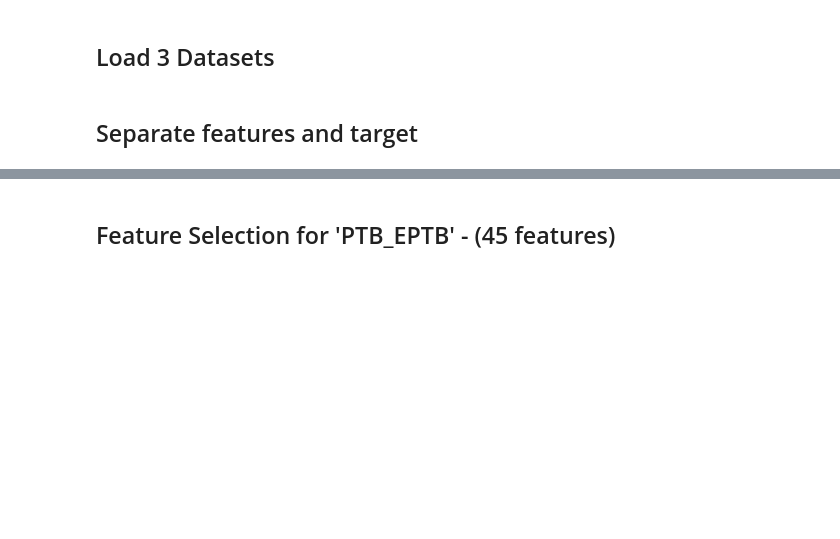
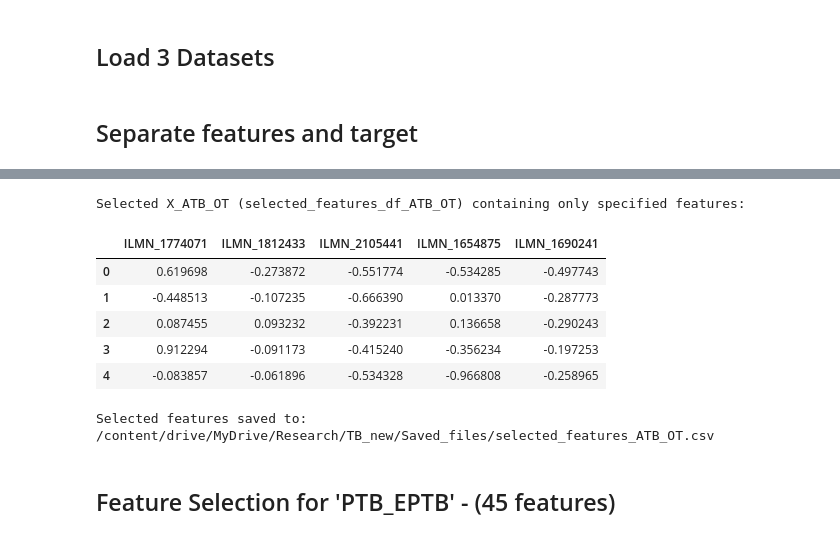
Before and after one commit to Nuwantha97/TB_Research_new, a Jupyter notebook: 3. feature-selection/feature-selection.ipynb, the cells around one changed output, grey strips where cells are left out. Saved outputs shown, nothing was run; the diff lists cells and outputs as text; code cells hidden in the pictures; blank space fills up the shorter version.

Commit message:
add paths

```diff
--- a/3. feature-selection/feature-selection.ipynb
+++ b/3. feature-selection/feature-selection.ipynb
@@ -6,19 +12,19 @@
 import pandas as pd
 
 # Load datasets
-TB_HC_OD = pd.read_csv(r'..\..\Datasets\train\balanced\TB_HC_OD.csv')
-PTB_EPTB = pd.read_csv(r'..\..\Datasets\train\balanced\PTB_EPTB.csv')
-ATB_LTB = pd.read_csv(r'..\..\Datasets\train\balanced\ATB_LTB.csv')
+ATB_OT = pd.read_csv(r'/content/drive/MyDrive/Research/TB_new/Datasets/train/balanced/ATB_OT.csv')
+PTB_EPTB = pd.read_csv(r'/content/drive/MyDrive/Research/TB_new/Datasets/train/balanced/PTB_EPTB.csv')
+LTB_OT = pd.read_csv(r'/content/drive/MyDrive/Research/TB_new/Datasets/train/balanced/LTB_OT.csv')
 # %% [markdown]
 ## Separate features and target
 # %%
 # Separate features and target in each dataset
-X_TB_HC_OD = TB_HC_OD.drop(columns=['TB_Status'])
-y_TB_HC_OD = TB_HC_OD['TB_Status']
+X_ATB_OT = ATB_OT.drop(columns=['TB_Status'])
+y_ATB_OT = ATB_OT['TB_Status']
 
 X_PTB_EPTB = PTB_EPTB.drop(columns=['TB_Status'])
 y_PTB_EPTB = PTB_EPTB['TB_Status']
 
-X_ATB_LTB = ATB_LTB.drop(columns=['TB_Status'])
-y_ATB_LTB = ATB_LTB['TB_Status']
+X_LTB_OT = LTB_OT.drop(columns=['TB_Status'])
+y_LTB_OT = LTB_OT['TB_Status']
 # %% [markdown]
@@ -93,3 +41,55 @@ Selected Features for TB_HC_OD:
+# %%
+import pandas as pd
+import os
+
+# Define the list of ILMN features to select
+features_to_select = [
+    'ILMN_1774071',
+    'ILMN_3251610',
+    'ILMN_1812433',
+    'ILMN_2105441',
+    'ILMN_1654875',
+    'ILMN_1690241'
+]
+
+# Select only the specified features from X_ATB_OT, ignoring those that don't exist
+# Assuming X_ATB_OT is already defined from previous steps
+existing_features_to_select = [feature for feature in features_to_select if feature in X_ATB_OT.columns]
+
+if not existing_features_to_select:
+    print("None of the specified features were found in the DataFrame.")
+    selected_features_df_ATB_OT = pd.DataFrame() # Create an empty DataFrame
+else:
+    selected_features_df_ATB_OT = X_ATB_OT[existing_features_to_select]
+
+    # Define the save path
+    save_path = r'/content/drive/MyDrive/Research/TB_new/Saved_files/selected_features_ATB_OT.csv'
+
+    # Ensure the directory exists
+    save_dir = os.path.dirname(save_path)
+    os.makedirs(save_dir, exist_ok=True)
+
+    # Save selected features to CSV
+    selected_features_df_ATB_OT.to_csv(save_path, index=False)
+
+    print(f"Selected X_ATB_OT (selected_features_df_ATB_OT) containing only specified features:")
+    display(selected_features_df_ATB_OT.head())
+    print(f"\nSelected features saved to: {save_path}")
+
+
+# Note: This cell now performs the selection and saving requested by the user,
+# handling cases where specified features might not exist.
+# It does not perform the feature selection using Gradient Boosting as the original cell did.
+# The original feature selection code is in cell 'AzIk-XyFTdQN'.
+# %% [output]
+Selected X_ATB_OT (selected_features_df_ATB_OT) containing only specified features:
+|  | ILMN_1774071 | ILMN_1812433 | ILMN_2105441 | ILMN_1654875 | ILMN_1690241 |
+| 0 | 0.619698 | -0.273872 | -0.551774 | -0.534285 | -0.497743 |
+| 1 | -0.448513 | -0.107235 | -0.666390 | 0.013370 | -0.287773 |
+| 2 | 0.087455 | 0.093232 | -0.392231 | 0.136658 | -0.290243 |
+| 3 | 0.912294 | -0.091173 | -0.415240 | -0.356234 | -0.197253 |
+| 4 | -0.083857 | -0.061896 | -0.534328 | -0.966808 | -0.258965 |
+Selected features saved to: /content/drive/MyDrive/Research/TB_new/Saved_files/selected_features_ATB_OT.csv
 # %% [markdown]
 ## Feature Selection for 'PTB_EPTB' - (45 features)
 # %%
```
Also changed, not shown: parts of 6 cells of this notebook.
